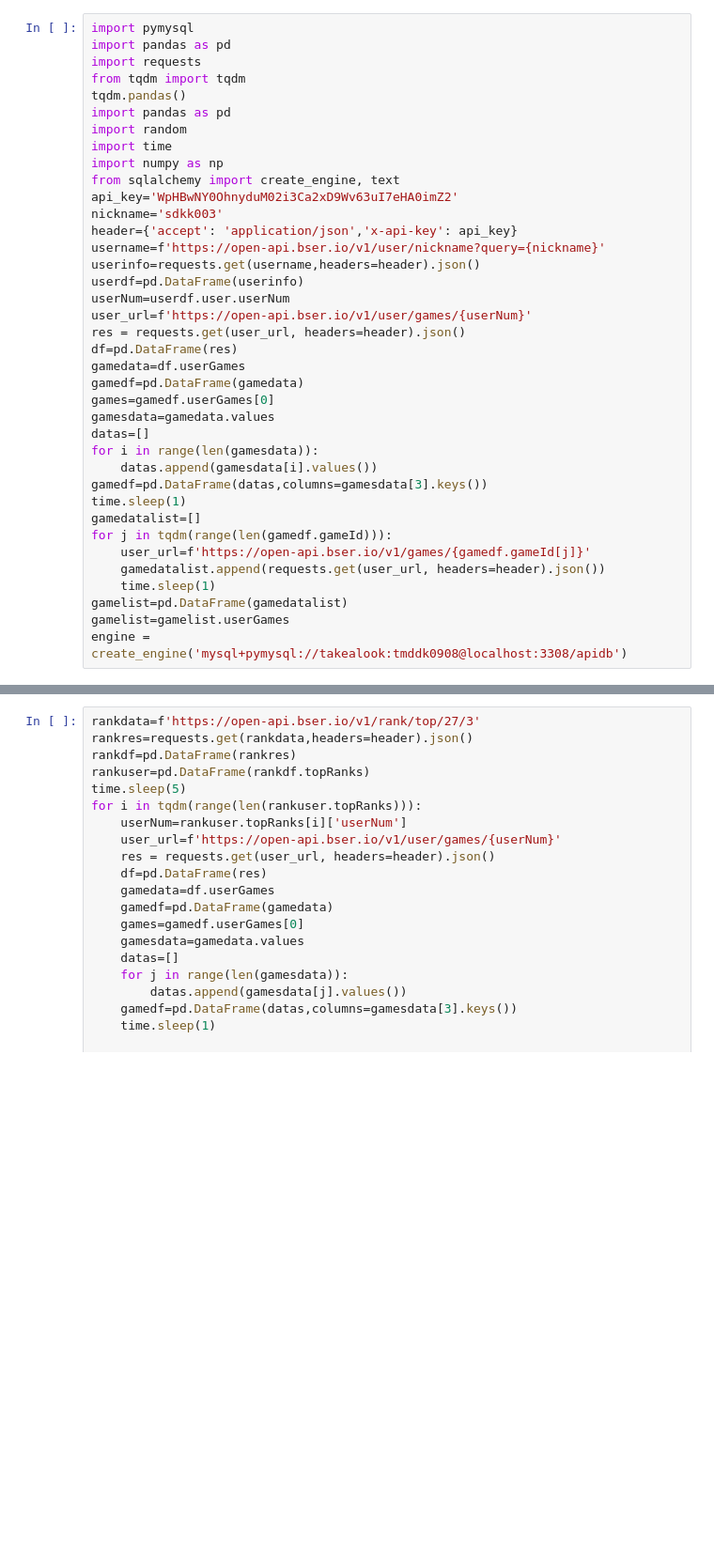
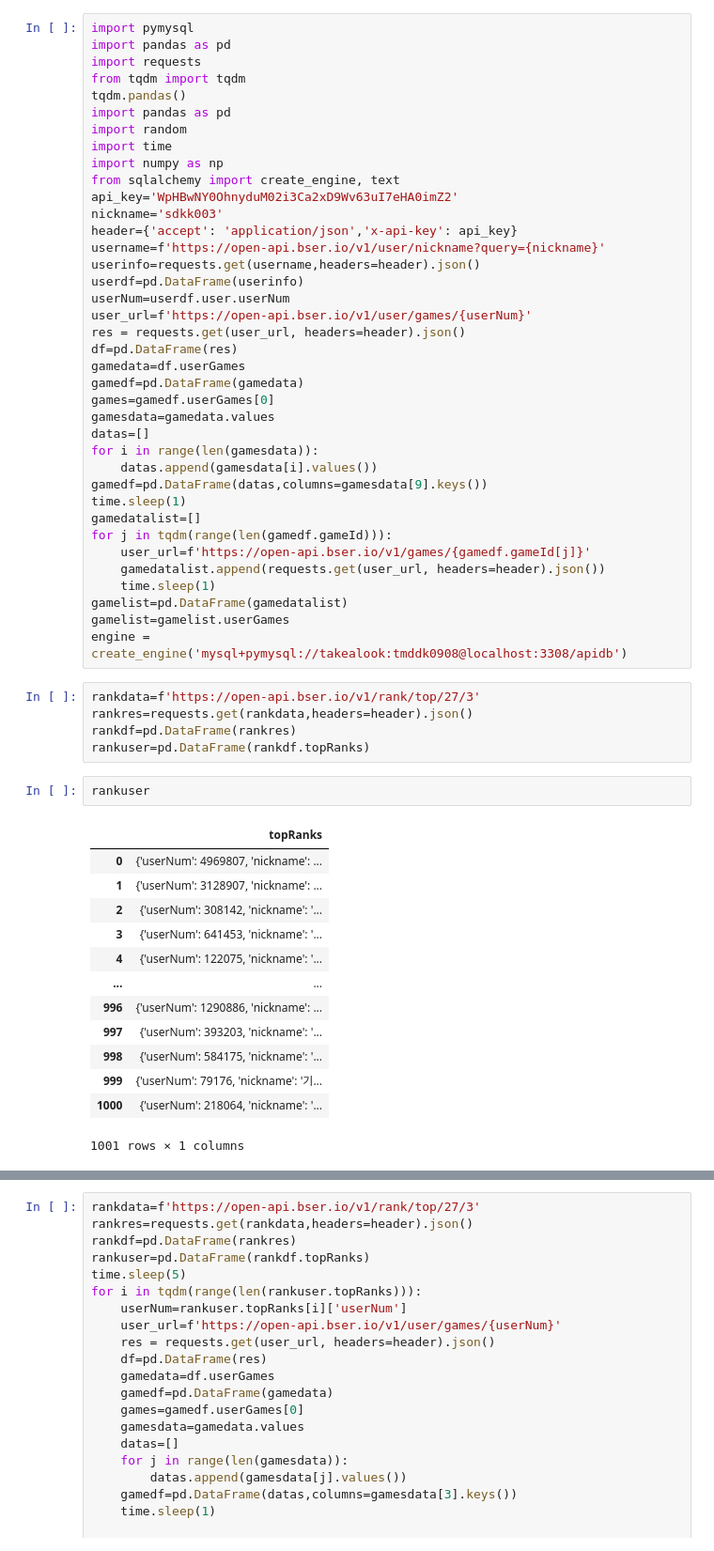
Before and after one commit to wjstmddk/e_api, a Jupyter notebook: pythonfile/Untitled.ipynb, the cells around one changed output, grey strips where cells are left out. Shown at 94% size. Cells and saved outputs as stored; diff of their text form; blank space fills up the shorter version.

Commit message:
python data import final?

```diff
--- a/pythonfile/Untitled.ipynb
+++ b/pythonfile/Untitled.ipynb
@@ -26,7 +26,7 @@ gamesdata=gamedata.values
 datas=[]
 for i in range(len(gamesdata)):
     datas.append(gamesdata[i].values())
-gamedf=pd.DataFrame(datas,columns=gamesdata[3].keys())
+gamedf=pd.DataFrame(datas,columns=gamesdata[9].keys())
 time.sleep(1)
 gamedatalist=[]
 for j in tqdm(range(len(gamedf.gameId))):
@@ -36,3 +36,24 @@ for j in tqdm(range(len(gamedf.gameId))):
 gamelist=pd.DataFrame(gamedatalist)
 gamelist=gamelist.userGames
 engine = create_engine('mysql+pymysql://takealook:tmddk0908@localhost:3308/apidb')
+# %%
+rankdata=f'https://open-api.bser.io/v1/rank/top/27/3'
+rankres=requests.get(rankdata,headers=header).json()
+rankdf=pd.DataFrame(rankres)
+rankuser=pd.DataFrame(rankdf.topRanks)
+# %%
+rankuser
+# %% [output]
+|  | topRanks |
+| 0 | {'userNum': 4969807, 'nickname': ... |
+| 1 | {'userNum': 3128907, 'nickname': ... |
+| 2 | {'userNum': 308142, 'nickname': '... |
+| 3 | {'userNum': 641453, 'nickname': '... |
+| 4 | {'userNum': 122075, 'nickname': '... |
+| ... | ... |
+| 996 | {'userNum': 1290886, 'nickname': ... |
+| 997 | {'userNum': 393203, 'nickname': '... |
+| 998 | {'userNum': 584175, 'nickname': '... |
+| 999 | {'userNum': 79176, 'nickname': '기... |
+| 1000 | {'userNum': 218064, 'nickname': '... |
+1001 rows × 1 columns
```
Also changed, not shown: parts of 4 cells of this notebook, 3 other files.
